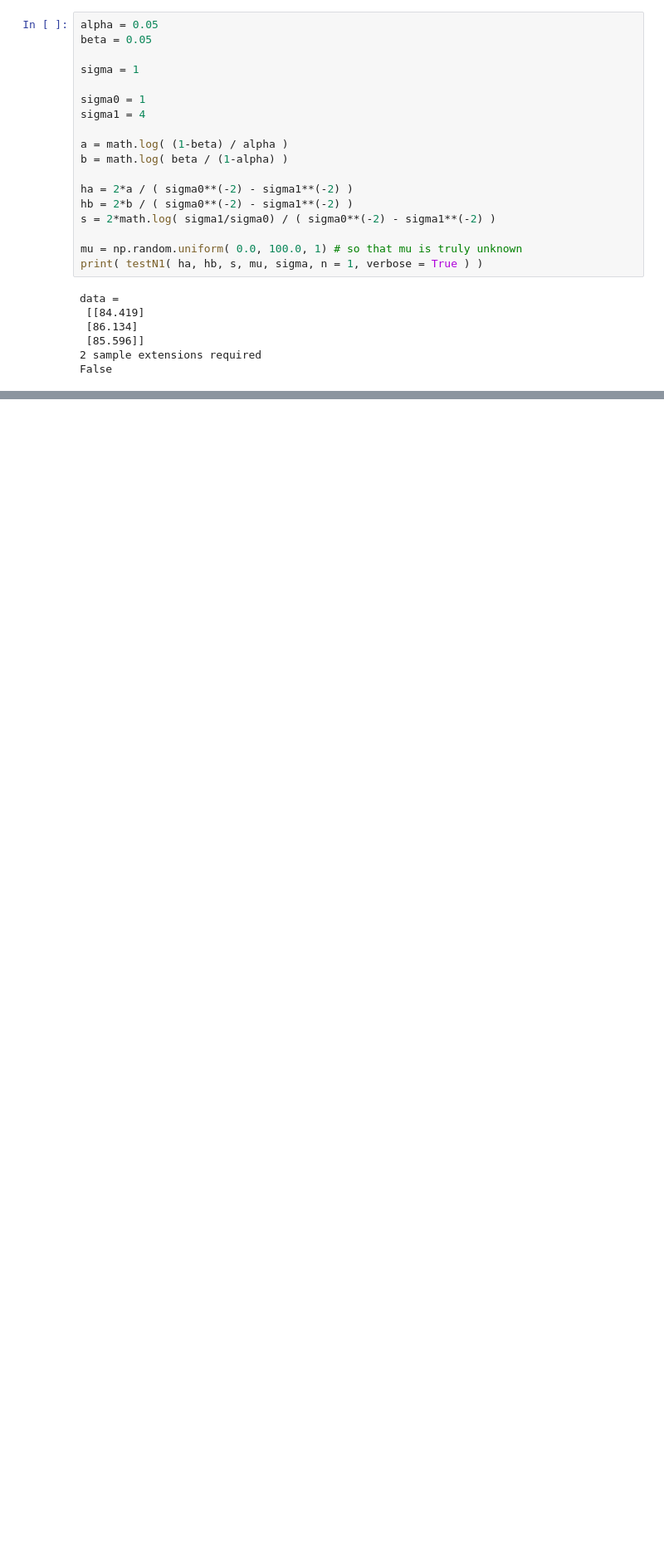
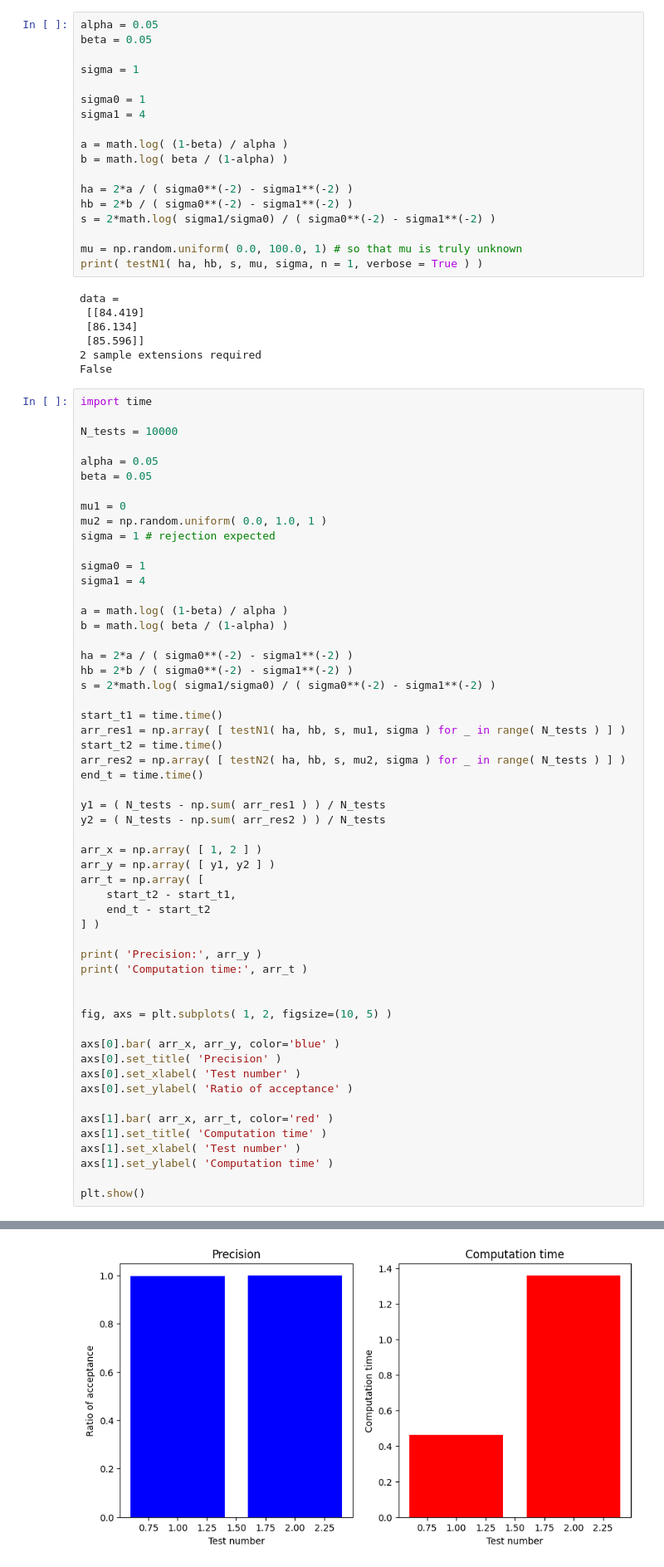
Before and after one commit to PrinceOfCzechia/sequential-test-sim, a Jupyter notebook: notebook.ipynb, the cells around one changed output, grey strips where cells are left out. Shown at 83% size. Cells and saved outputs as stored; diff of their text form; blank space fills up the shorter version.

Commit message:
added comparison for precision of variance tests

```diff
--- a/notebook.ipynb
+++ b/notebook.ipynb
@@ -671,3 +672,59 @@ data =
  [85.596]]
 2 sample extensions required
 False
+# %%
+import time
+
+N_tests = 10000
+
+alpha = 0.05
+beta = 0.05
+
+mu1 = 0
+mu2 = np.random.uniform( 0.0, 1.0, 1 )
+sigma = 1 # rejection expected
+
+sigma0 = 1
+sigma1 = 4
+
+a = math.log( (1-beta) / alpha )
+b = math.log( beta / (1-alpha) )
+
+ha = 2*a / ( sigma0**(-2) - sigma1**(-2) )
+hb = 2*b / ( sigma0**(-2) - sigma1**(-2) )
+s = 2*math.log( sigma1/sigma0) / ( sigma0**(-2) - sigma1**(-2) )
+
+start_t1 = time.time()
+arr_res1 = np.array( [ testN1( ha, hb, s, mu1, sigma ) for _ in range( N_tests ) ] )
+start_t2 = time.time()
+arr_res2 = np.array( [ testN2( ha, hb, s, mu2, sigma ) for _ in range( N_tests ) ] )
+end_t = time.time()
+
+y1 = ( N_tests - np.sum( arr_res1 ) ) / N_tests
+y2 = ( N_tests - np.sum( arr_res2 ) ) / N_tests
+
+arr_x = np.array( [ 1, 2 ] )
+arr_y = np.array( [ y1, y2 ] )
+arr_t = np.array( [
+    start_t2 - start_t1,
+    end_t - start_t2
+] )
+
+print( 'Precision:', arr_y )
+print( 'Computation time:', arr_t )
+
+
+fig, axs = plt.subplots( 1, 2, figsize=(10, 5) )
+
+axs[0].bar( arr_x, arr_y, color='blue' )
+axs[0].set_title( 'Precision' )
+axs[0].set_xlabel( 'Test number' )
+axs[0].set_ylabel( 'Ratio of acceptance' )
+
+axs[1].bar( arr_x, arr_t, color='red' )
+axs[1].set_title( 'Computation time' )
+axs[1].set_xlabel( 'Test number' )
+axs[1].set_ylabel( 'Computation time' )
+
+plt.show()
+# %% [output]
@@ -673,0 +733 @@ False
+[figure, added]
```
Also changed, not shown: parts of 2 cells of this notebook.
